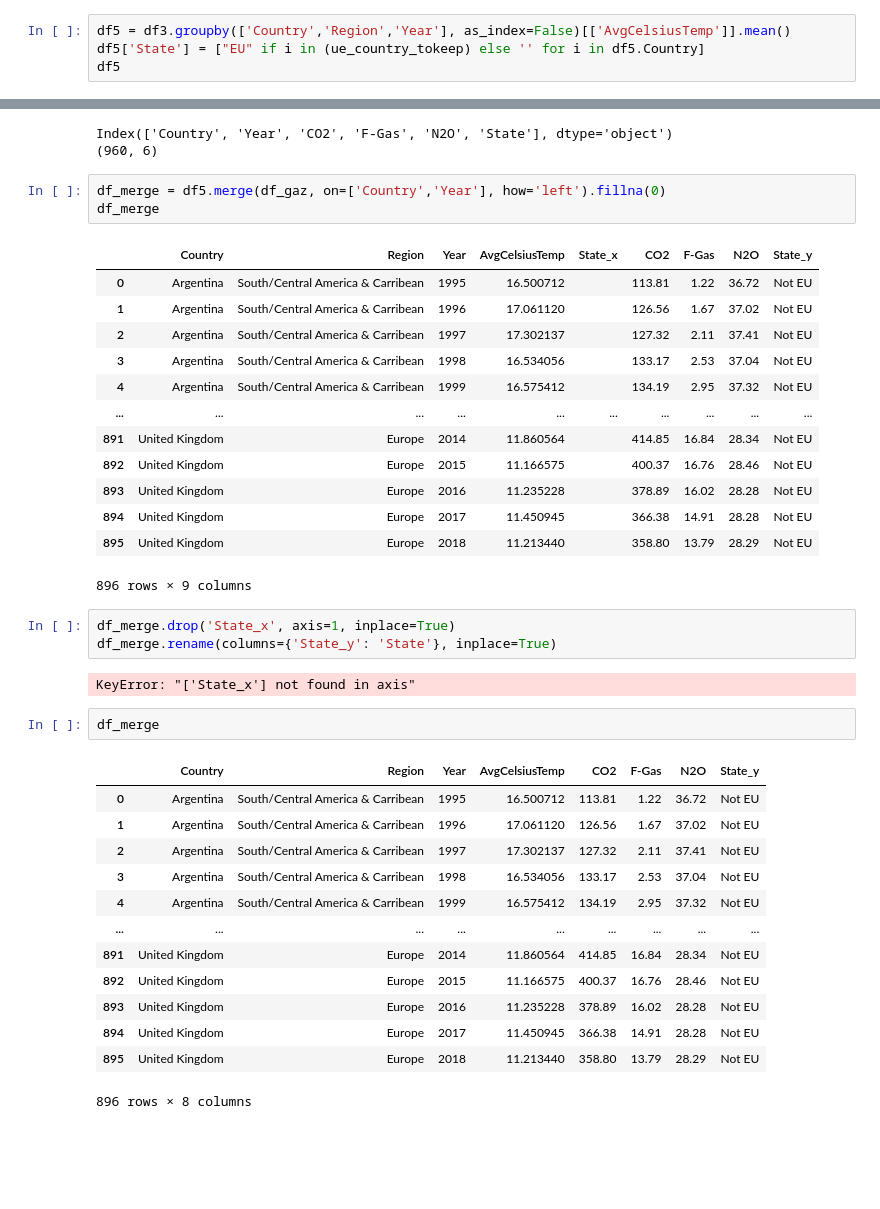
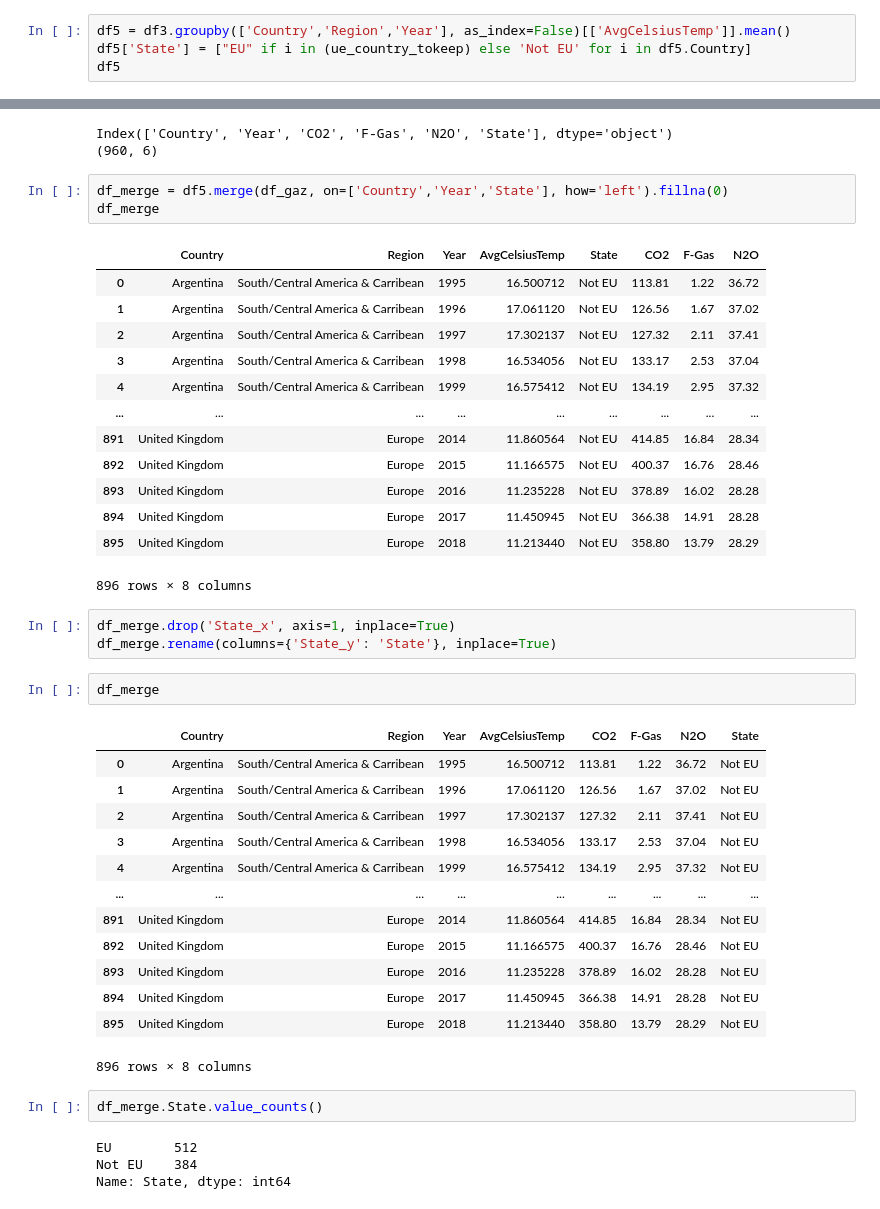
Before and after one commit to chrisvinhston/Statistically_Significant_Insights, a Jupyter notebook: data_cleaning_cityTemp_and_merge.ipynb, the cells around one changed output, grey strips where cells are left out. Saved outputs shown, nothing was run; the diff lists cells and outputs as text; blank space fills up the shorter version.

Commit message:
df_merged2

```diff
--- a/data_cleaning_cityTemp_and_merge.ipynb
+++ b/data_cleaning_cityTemp_and_merge.ipynb
@@ -430,7 +430,7 @@ df4
 df4.to_csv(r'C:\Users\lilie\GitHubProjects\IronEstelle\Statistically_Significant_Insights\cleaned_data\city_temp_cleaned.csv', index = False)
 # %%
 df5 = df3.groupby(['Country','Region','Year'], as_index=False)[['AvgCelsiusTemp']].mean()
-df5['State'] = ["EU" if i in (ue_country_tokeep) else '' for i in df5.Country]
+df5['State'] = ["EU" if i in (ue_country_tokeep) else 'Not EU' for i in df5.Country]
 df5
 # %% [output]
 |  | Country | Region | Year | AvgCelsiusTemp | State |
@@ -501,31 +501,29 @@ print(df_gaz.shape)
 Index(['Country', 'Year', 'CO2', 'F-Gas', 'N2O', 'State'], dtype='object')
 (960, 6)
 # %%
-df_merge = df5.merge(df_gaz, on=['Country','Year'], how='left').fillna(0)
+df_merge = df5.merge(df_gaz, on=['Country','Year','State'], how='left').fillna(0)
 df_merge
 # %% [output]
-|  | Country | Region | Year | AvgCelsiusTemp | State_x | CO2 | F-Gas | N2O | State_y |
-| 0 | Argentina | South/Central America & Carribean | 1995 | 16.500712 |  | 113.81 | 1.22 | 36.72 | Not EU |
-| 1 | Argentina | South/Central America & Carribean | 1996 | 17.061120 |  | 126.56 | 1.67 | 37.02 | Not EU |
-| 2 | Argentina | South/Central America & Carribean | 1997 | 17.302137 |  | 127.32 | 2.11 | 37.41 | Not EU |
-| 3 | Argentina | South/Central America & Carribean | 1998 | 16.534056 |  | 133.17 | 2.53 | 37.04 | Not EU |
-| 4 | Argentina | South/Central America & Carribean | 1999 | 16.575412 |  | 134.19 | 2.95 | 37.32 | Not EU |
-| ... | ... | ... | ... | ... | ... | ... | ... | ... | ... |
-| 891 | United Kingdom | Europe | 2014 | 11.860564 |  | 414.85 | 16.84 | 28.34 | Not EU |
-| 892 | United Kingdom | Europe | 2015 | 11.166575 |  | 400.37 | 16.76 | 28.46 | Not EU |
-| 893 | United Kingdom | Europe | 2016 | 11.235228 |  | 378.89 | 16.02 | 28.28 | Not EU |
-| 894 | United Kingdom | Europe | 2017 | 11.450945 |  | 366.38 | 14.91 | 28.28 | Not EU |
-| 895 | United Kingdom | Europe | 2018 | 11.213440 |  | 358.80 | 13.79 | 28.29 | Not EU |
+|  | Country | Region | Year | AvgCelsiusTemp | State | CO2 | F-Gas | N2O |
+| 0 | Argentina | South/Central America & Carribean | 1995 | 16.500712 | Not EU | 113.81 | 1.22 | 36.72 |
+| 1 | Argentina | South/Central America & Carribean | 1996 | 17.061120 | Not EU | 126.56 | 1.67 | 37.02 |
+| 2 | Argentina | South/Central America & Carribean | 1997 | 17.302137 | Not EU | 127.32 | 2.11 | 37.41 |
+| 3 | Argentina | South/Central America & Carribean | 1998 | 16.534056 | Not EU | 133.17 | 2.53 | 37.04 |
+| 4 | Argentina | South/Central America & Carribean | 1999 | 16.575412 | Not EU | 134.19 | 2.95 | 37.32 |
+| ... | ... | ... | ... | ... | ... | ... | ... | ... |
+| 891 | United Kingdom | Europe | 2014 | 11.860564 | Not EU | 414.85 | 16.84 | 28.34 |
+| 892 | United Kingdom | Europe | 2015 | 11.166575 | Not EU | 400.37 | 16.76 | 28.46 |
+| 893 | United Kingdom | Europe | 2016 | 11.235228 | Not EU | 378.89 | 16.02 | 28.28 |
+| 894 | United Kingdom | Europe | 2017 | 11.450945 | Not EU | 366.38 | 14.91 | 28.28 |
+| 895 | United Kingdom | Europe | 2018 | 11.213440 | Not EU | 358.80 | 13.79 | 28.29 |
-896 rows × 9 columns
+896 rows × 8 columns
 # %%
 df_merge.drop('State_x', axis=1, inplace=True)
 df_merge.rename(columns={'State_y': 'State'}, inplace=True)
-# %% [output]
-KeyError: "['State_x'] not found in axis"
 # %%
 df_merge
 # %% [output]
-|  | Country | Region | Year | AvgCelsiusTemp | CO2 | F-Gas | N2O | State_y |
+|  | Country | Region | Year | AvgCelsiusTemp | CO2 | F-Gas | N2O | State |
 | 0 | Argentina | South/Central America & Carribean | 1995 | 16.500712 | 113.81 | 1.22 | 36.72 | Not EU |
 | 1 | Argentina | South/Central America & Carribean | 1996 | 17.061120 | 126.56 | 1.67 | 37.02 | Not EU |
 | 2 | Argentina | South/Central America & Carribean | 1997 | 17.302137 | 127.32 | 2.11 | 37.41 | Not EU |
@@ -538,3 +536,9 @@ df_merge
 | 894 | United Kingdom | Europe | 2017 | 11.450945 | 366.38 | 14.91 | 28.28 | Not EU |
 | 895 | United Kingdom | Europe | 2018 | 11.213440 | 358.80 | 13.79 | 28.29 | Not EU |
 896 rows × 8 columns
+# %%
+df_merge.State.value_counts()
+# %% [output]
+EU        512
+Not EU    384
+Name: State, dtype: int64
```
Also changed, not shown: parts of 3 cells of this notebook, 4 other files.
